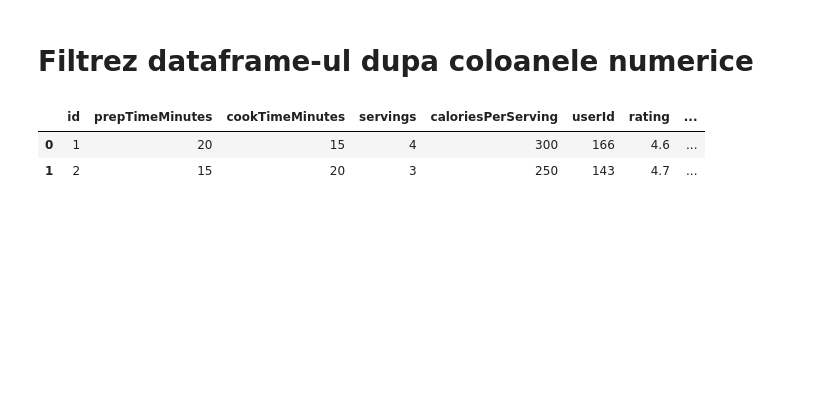
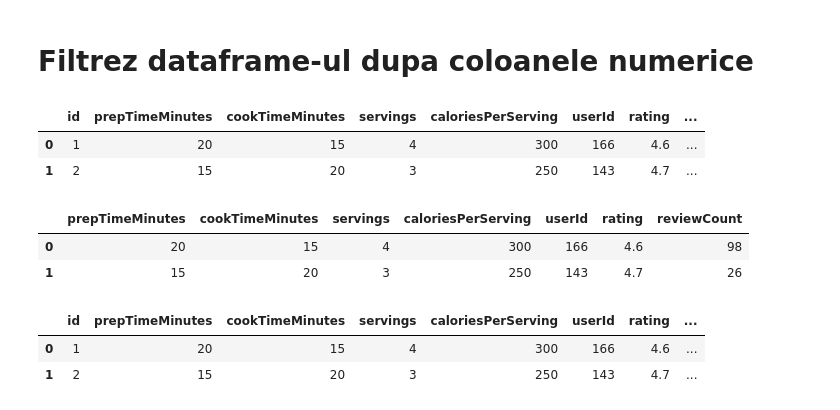
Before and after one commit to sojog/ML-NLP-DP-Bittnet-Iulie-2026, a Jupyter notebook: Ziua3/02.retete_dataframe.ipynb, the cells around one changed output. Cells and saved outputs as stored; diff of their text form; code cells hidden in the pictures; blank space fills up the shorter version.

```diff
--- a/Ziua3/02.retete_dataframe.ipynb
+++ b/Ziua3/02.retete_dataframe.ipynb
@@ -150,3 +150,15 @@ numeric_df.head(2)
 |  | id | prepTimeMinutes | cookTimeMinutes | servings | caloriesPerServing | userId | rating | ... |
 | 0 | 1 | 20 | 15 | 4 | 300 | 166 | 4.6 | ... |
 | 1 | 2 | 15 | 20 | 3 | 250 | 143 | 4.7 | ... |
+# %%
+numeric_df.drop("id", axis=1).head(2)
+# %% [output]
+|  | prepTimeMinutes | cookTimeMinutes | servings | caloriesPerServing | userId | rating | reviewCount |
+| 0 | 20 | 15 | 4 | 300 | 166 | 4.6 | 98 |
+| 1 | 15 | 20 | 3 | 250 | 143 | 4.7 | 26 |
+# %%
+numeric_df.head(2)
+# %% [output]
+|  | id | prepTimeMinutes | cookTimeMinutes | servings | caloriesPerServing | userId | rating | ... |
+| 0 | 1 | 20 | 15 | 4 | 300 | 166 | 4.6 | ... |
+| 1 | 2 | 15 | 20 | 3 | 250 | 143 | 4.7 | ... |
```
Also changed, not shown: 1 other file.
